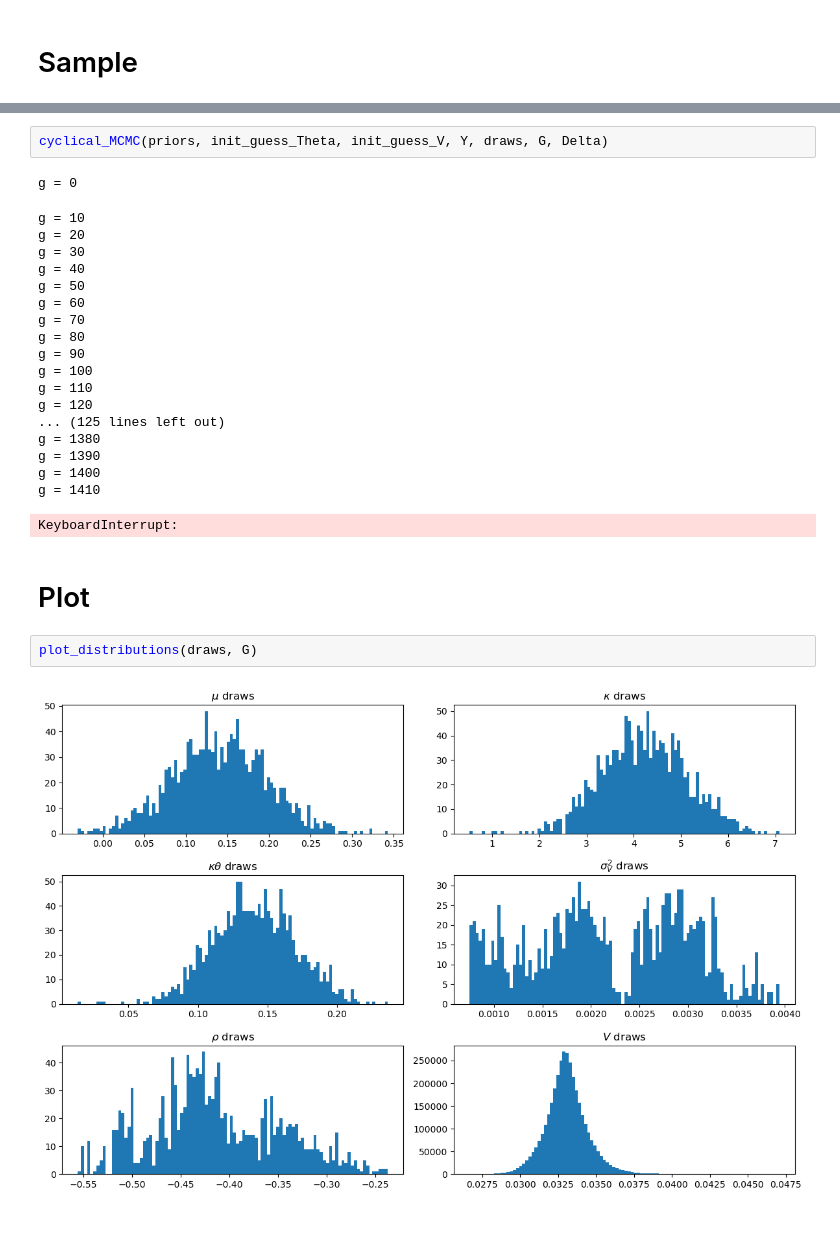
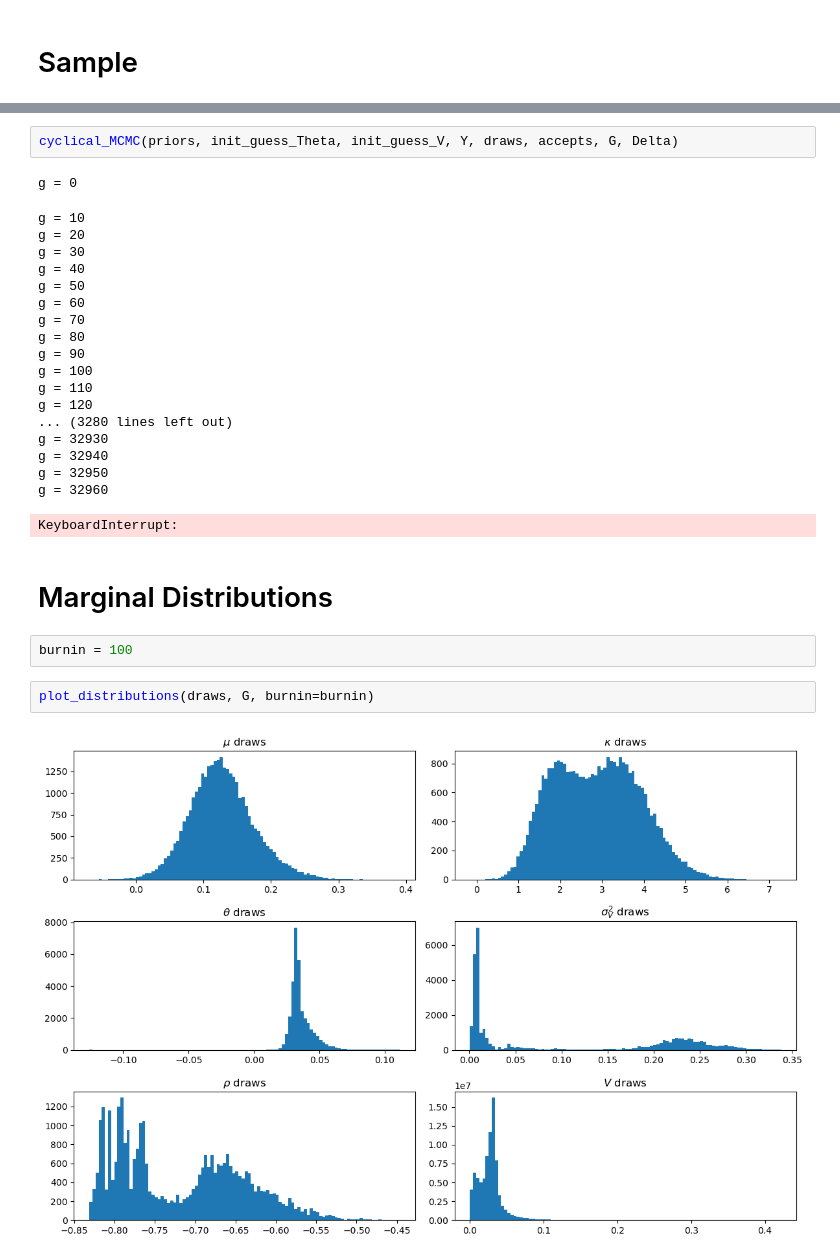
Before and after one commit to qxb650/MCSeminar, a Jupyter notebook: 02_cyclical_MCMC.ipynb, the cells around one changed output, grey strips where cells are left out. Drawn from its saved outputs; the diff is of its cells as text; blank space fills up the shorter version.

```diff
--- a/02_cyclical_MCMC.ipynb
+++ b/02_cyclical_MCMC.ipynb
@@ -90,5 +99,5 @@ draws = allocate_draws(G, T)
 # %%
-cyclical_MCMC(priors, init_guess_Theta, init_guess_V, Y, draws, G, Delta)
+cyclical_MCMC(priors, init_guess_Theta, init_guess_V, Y, draws, accepts, G, Delta)
 # %% [output]
 g = 0
 g = 10
@@ -103,15 +112,17 @@ g = 90
 g = 100
 g = 110
 g = 120
-... (125 lines left out)
-g = 1380
-g = 1390
-g = 1400
-g = 1410
+... (3280 lines left out)
+g = 32930
+g = 32940
+g = 32950
+g = 32960
 KeyboardInterrupt:
-# %% [markdown]
-# Plot
+# %% [markdown]
+# Marginal Distributions
+# %%
+burnin = 100
 # %%
-plot_distributions(draws, G)
+plot_distributions(draws, G, burnin=burnin)
 # %% [output]
-[figure, old version]
+[figure, new version]
```
Also changed, not shown: parts of 7 cells of this notebook, 2 other files.
